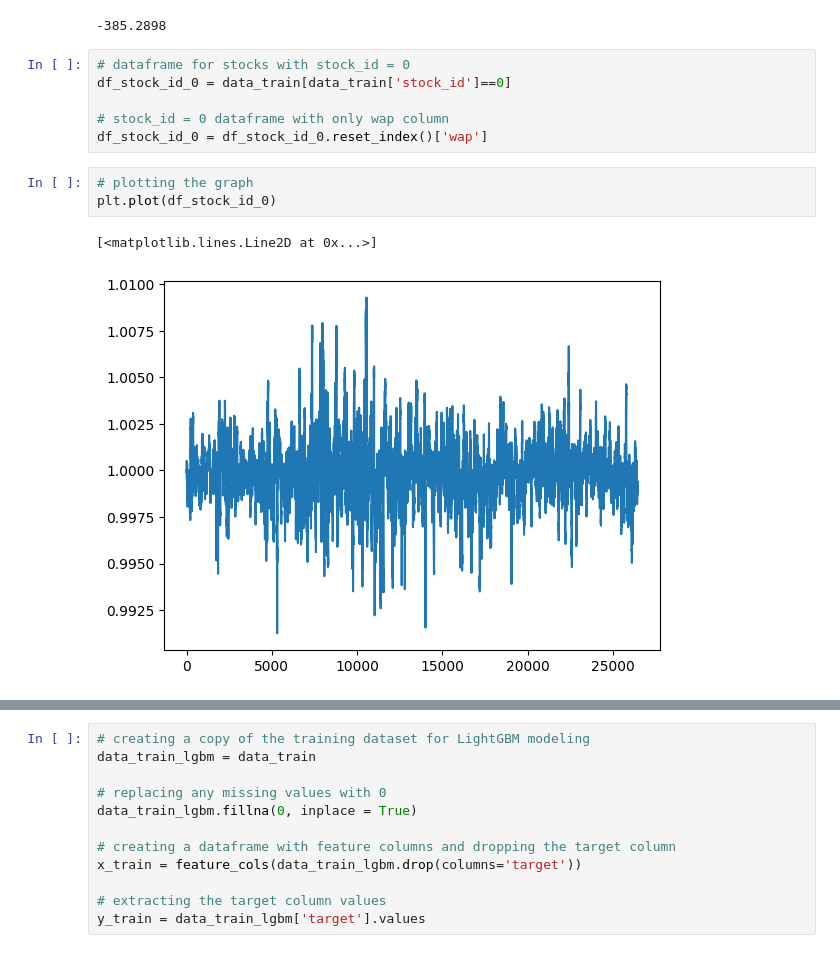
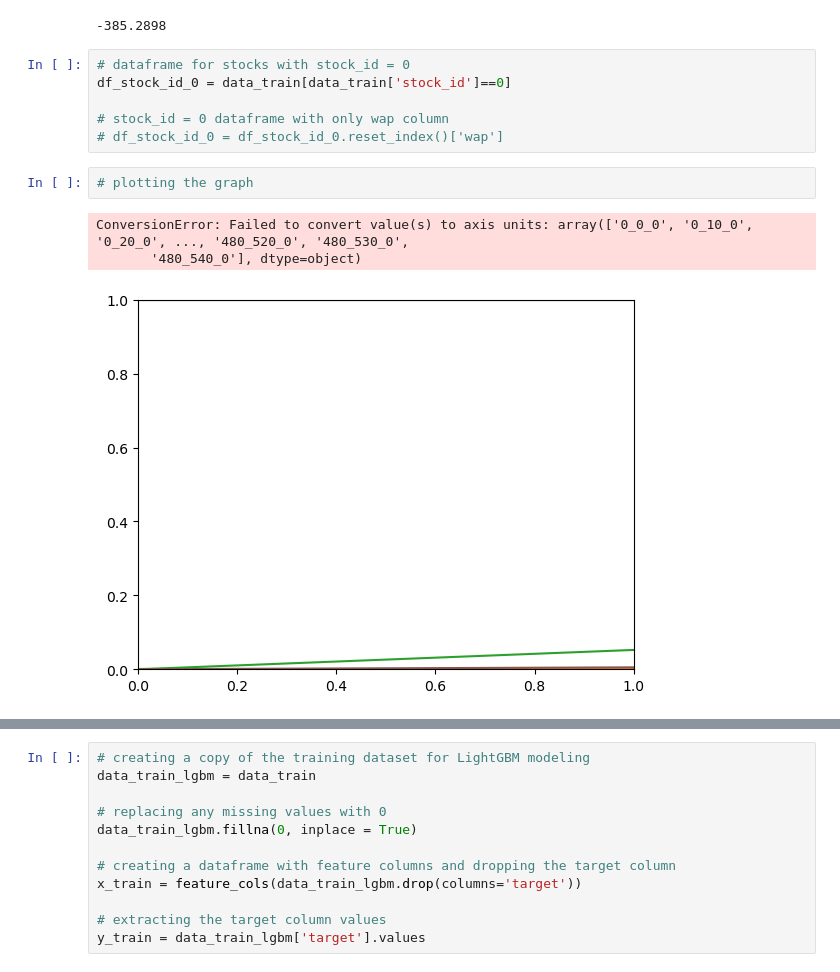
Before and after one commit to Simran2147/QuantumQube-Stock-Prediction, a Jupyter notebook: Final_Project.ipynb, the cells around one changed output, grey strips where cells are left out. Drawn from its saved outputs; the diff is of its cells as text.

```diff
--- a/Final_Project.ipynb
+++ b/Final_Project.ipynb
@@ -190,13 +299,13 @@ data_train_target.min()
 df_stock_id_0 = data_train[data_train['stock_id']==0]
 
 # stock_id = 0 dataframe with only wap column
-df_stock_id_0 = df_stock_id_0.reset_index()['wap']
+# df_stock_id_0 = df_stock_id_0.reset_index()['wap']
 # %%
 # plotting the graph
-plt.plot(df_stock_id_0)
 # %% [output]
-[<matplotlib.lines.Line2D at 0x...>]
+ConversionError: Failed to convert value(s) to axis units: array(['0_0_0', '0_10_0', '0_20_0', ..., '480_520_0', '480_530_0',
+       '480_540_0'], dtype=object)
-[figure, old version]
+[figure, new version]
 # %%
 # generating dataframes without row_id, time_id and date_id columns
 def feature_cols(dataframe) :
```
Also changed, not shown: parts of 14 cells of this notebook.
